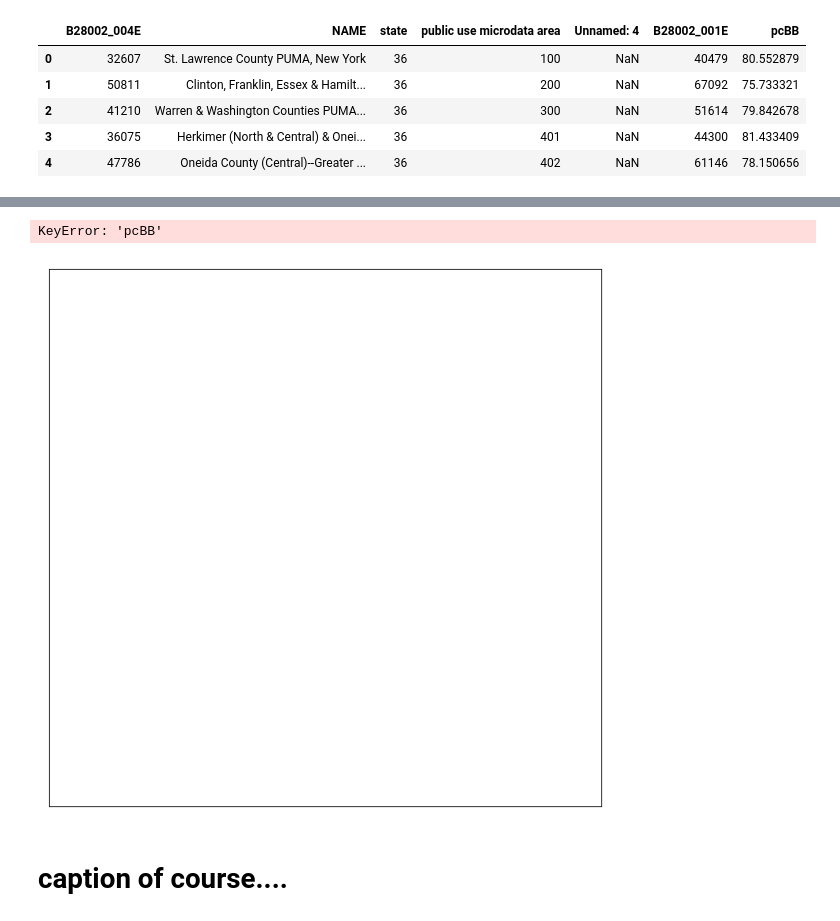
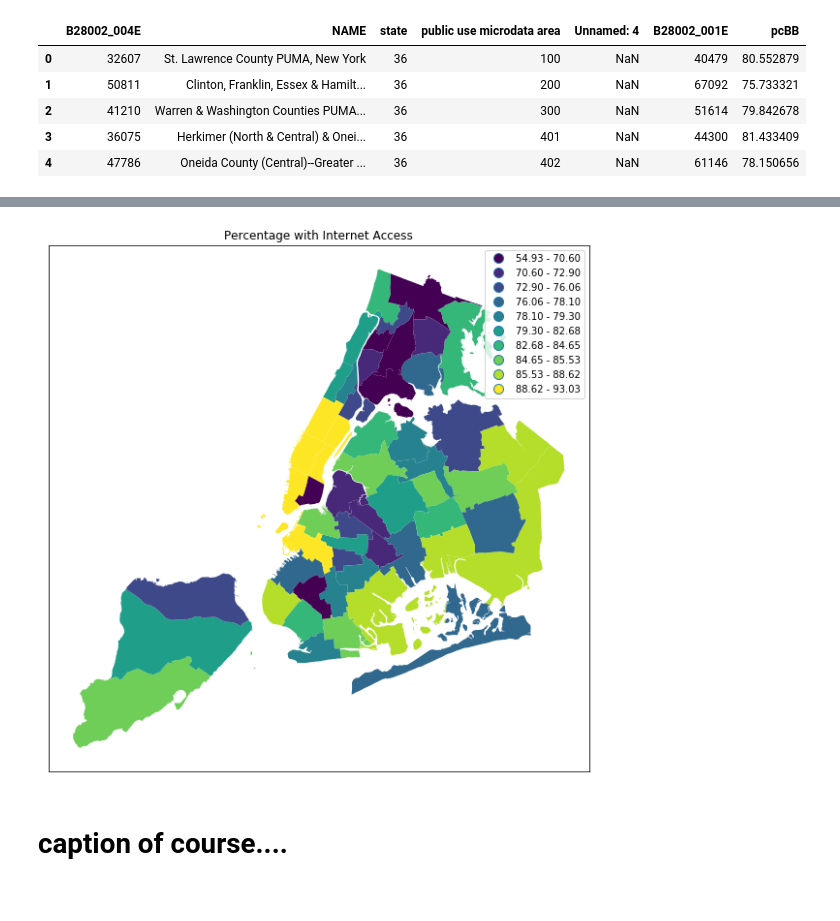
Before and after one commit to katievoo/PUI2018_kv871, a Jupyter notebook: HW7_kv871/geopandas_census_kv871.ipynb, the cells around one changed output, grey strips where cells are left out. Drawn from its saved outputs; the diff is of its cells as text; code cells hidden in the pictures.

```diff
--- a/HW7_kv871/geopandas_census_kv871.ipynb
+++ b/HW7_kv871/geopandas_census_kv871.ipynb
@@ -353,3 +353,8 @@ pumaBB.head()
 | 2 | 41210 | Warren & Washington Counties PUMA... | 36 | 300 | NaN | 51614 | 79.842678 |
 | 3 | 36075 | Herkimer (North & Central) & Onei... | 36 | 401 | NaN | 44300 | 81.433409 |
 | 4 | 47786 | Oneida County (Central)--Greater ... | 36 | 402 | NaN | 61146 | 78.150656 |
+# %%
+pumaBB['puma']=pumaBB['public use microdata area']
+pumaBB = pumaBB[['puma','pcBB']]
+
+pumashp['puma']=pumashp['puma'].astype(int)
@@ -356,5 +366,5 @@ pumaBB.head()
 # %%
-pumashp = pumashp.merge(pumaBB, right_on="public use microdata area", left_on="puma")[['puma','shape_area','shape_leng','geometry','pcBB']]
+pumashp = pd.merge(pumashp, pumaBB,on="puma")
 #pumashp['pcBB']= (pumaBB['pcBB'],right_on="public use microdata area", left_on="puma")
 pumashp.head(10)
 # %% [output]
@@ -362,20 +382,19 @@ KeyError: "['pcBB'] not in index"
 # %%
 #see above: I had a problem installing choroplethNYC - I didn't have permission
 
 #choropleth of the percentage of internet axcess
 
 
 #cp.choroplethNYC(...);
 
 f, ax = plt.subplots(figsize=(10,10))
 ax.get_xaxis().set_visible(False)
 ax.get_yaxis().set_visible(False)
-pumashp.plot(column='pcBB',cmap='viridis',alpha=1,
+pumashp.plot(column='pcBB_x',cmap='viridis',alpha=1,
                   linewidth=0.1,ax=ax, scheme="quantiles", legend=True, k=10)
 plt.title("Percentage with Internet Access");
 # %% [output]
-KeyError: 'pcBB'
-[figure, old version]
+[figure, new version]
 # %% [markdown]
 # caption of course....
 # %% [markdown]
```
Also changed, not shown: parts of 6 cells of this notebook.
